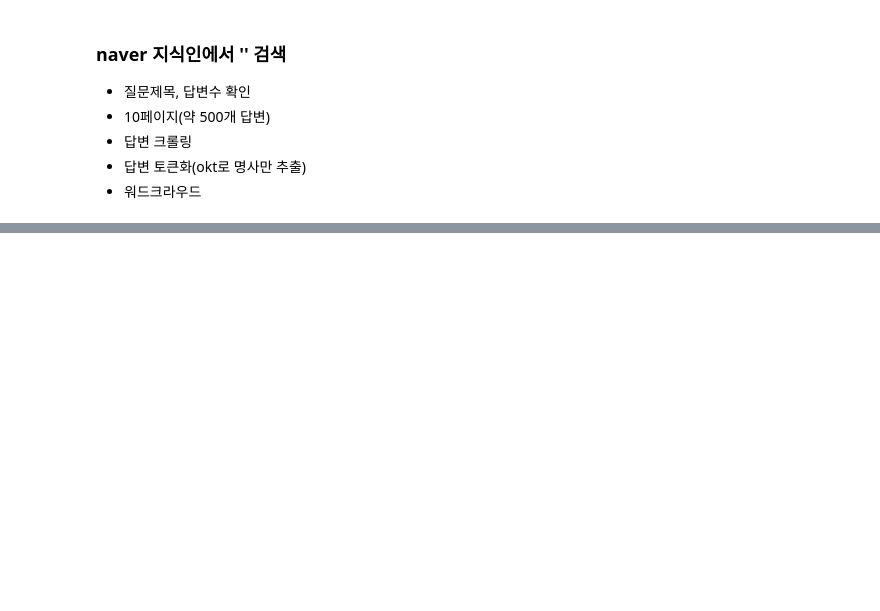
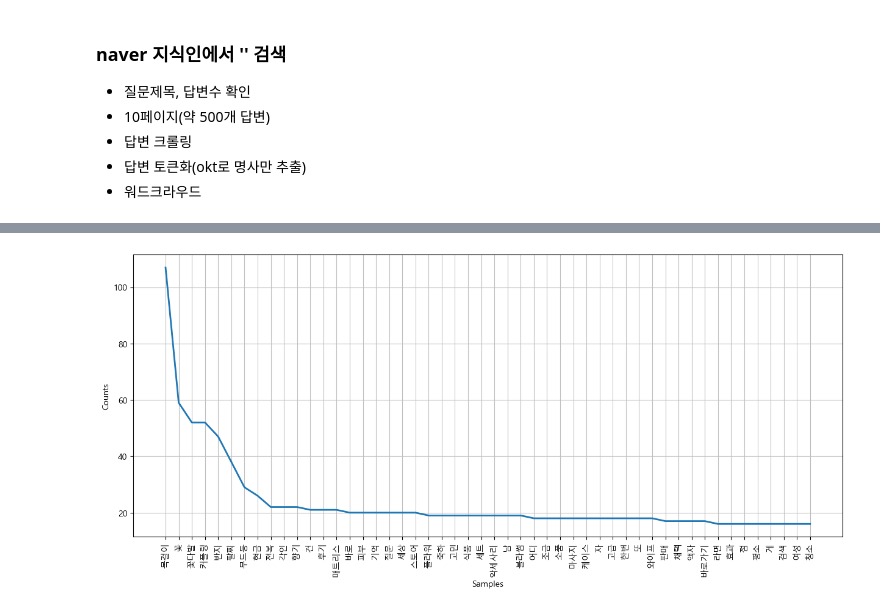
Before and after one commit to manki8908/Class_TJ_c11, a Jupyter notebook: text/script/3_네이버지식인_crawling.ipynb, the cells around one changed output, grey strips where cells are left out. Saved outputs shown, nothing was run; the diff lists cells and outputs as text; code cells hidden in the pictures; blank space fills up the shorter version.

```diff
--- a/text/script/3_네이버지식인_crawling.ipynb
+++ b/text/script/3_네이버지식인_crawling.ipynb
@@ -99,0 +219,19 @@ for j in tqdm(range(len(p))):  # page loop
+# %%
+# 2차 불용어
+stoptext = '''
+선물 추천 결혼기념일 수 아내 사진 것 제품 의미 설명 입력 가격 분 저 제 요 구매 이 등 제작 때 네이버 거 사용 하나 디자인 곳 더 기념일
+정말 브랜드 주문 생각 생일 인기 결혼 감동 여자 요즘 중 링크 답변 상품 도 하트 가능 도움 배송 주년 사랑 건강 부담 시간 인테리어 정도 이벤트
+참고 관리 위 나 사람 때문 준 블로그 개 아래 마음 부모님 남편 집 가성 날 장미 추억 분위기 그 커플 문구 침향 비 준비 가장 기능 너
+'''
+# %%
+# 불용어 제거
+stop_words = stoptext.split()
+tokens = [token for token in tokens if token not in stop_words]
+# %%
+# 그래프에서 무의미한 토큰은 수동으로 불용처리하기 위해 그래프 시각화
+gift = nltk.Text(tokens, name = '결혼기념일')
+plt.figure(figsize=(15,6))
+gift.plot(50)
+plt.show()
+# %% [output]
+[figure, added]
```
Also changed, not shown: parts of 25 cells of this notebook, 2 other files.
